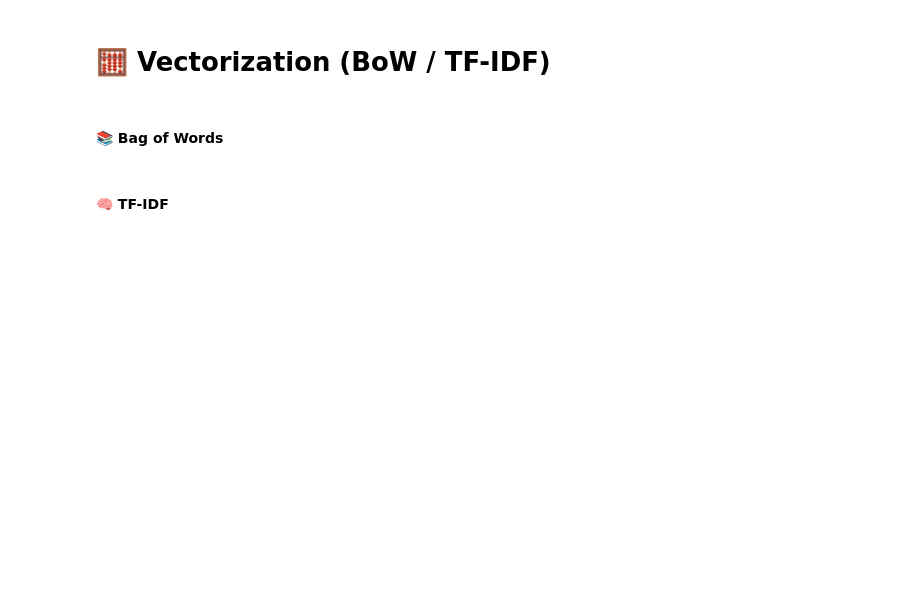
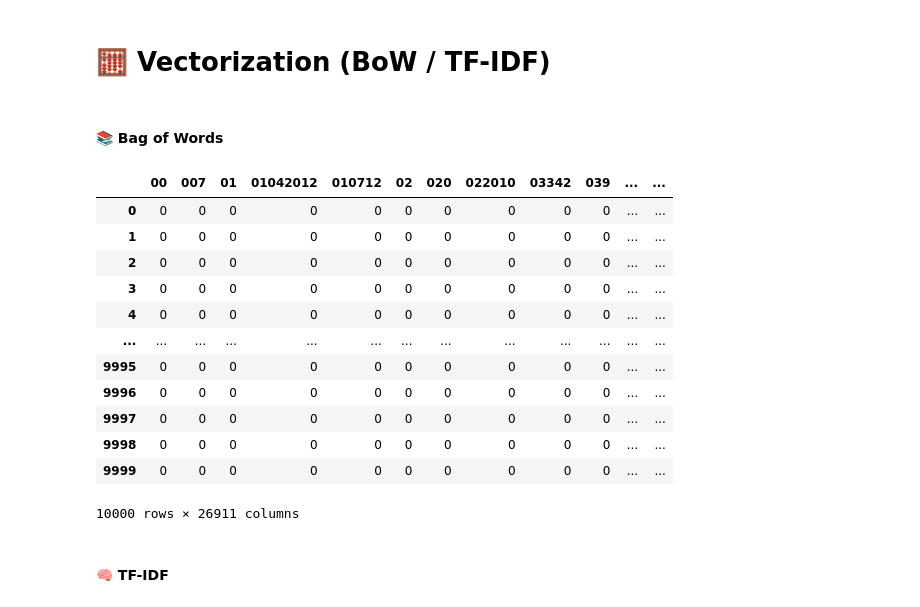
Before and after one commit to ashrithssreddy/ml-toolkit, a Jupyter notebook: NLP/use_cases/91_Sentiment_Analysis.ipynb, the cells around one changed output. Cells and saved outputs as stored; diff of their text form; code cells hidden in the pictures; blank space fills up the shorter version.

```diff
--- a/NLP/use_cases/91_Sentiment_Analysis.ipynb
+++ b/NLP/use_cases/91_Sentiment_Analysis.ipynb
@@ -43,0 +197,10 @@ ___
+# %%
+# Load NLTK stopwords
+nltk.download('stopwords')
+stop_words = set(stopwords.words('english'))
+
+# Remove stopwords from cleaned text
+df['text'] = df['text'].apply(
+    lambda x: ' '.join([word for word in x.split() if word not in stop_words])
+)
+df.head()
@@ -43,0 +220,10 @@ ___
+# %%
+# Example: Custom stopwords for Amazon reviews
+# custom_stopwords = set(["app", "product", "amazon", "device", "really", "very"])
+custom_stopwords = set()
+
+# Remove custom stopwords
+df['text'] = df['text'].apply(
+    lambda x: ' '.join([word for word in x.split() if word not in custom_stopwords])
+)
+df.head()
@@ -43,0 +240,8 @@ ___
+# %%
+stemmer = PorterStemmer()
+
+# Apply stemming
+df['text'] = df['text'].apply(
+    lambda x: ' '.join([stemmer.stem(word) for word in x.split()])
+)
+df.head()
@@ -43,0 +258,11 @@ ___
+# %%
+nltk.download('wordnet')
+nltk.download('omw-1.4')
+
+lemmatizer = WordNetLemmatizer()
+
+# Apply lemmatization
+df['text'] = df['text'].apply(
+    lambda x: ' '.join([lemmatizer.lemmatize(word) for word in x.split()])
+)
+df.head()
@@ -65,6 +412,25 @@ ___
 # %% [markdown]
 <a id="bow"></a>
 #### 📚 Bag of Words
+# %%
+vectorizer = CountVectorizer()
+X_bow = vectorizer.fit_transform(df['text'])
+features_bow = np.array(vectorizer.get_feature_names_out())
+pd.DataFrame(X_bow.toarray(), columns=vectorizer.get_feature_names_out())
+# %% [output]
+|  | 00 | 007 | 01 | 01042012 | 010712 | 02 | 020 | 022010 | 03342 | 039 | ... | ... |
+| 0 | 0 | 0 | 0 | 0 | 0 | 0 | 0 | 0 | 0 | 0 | ... | ... |
+| 1 | 0 | 0 | 0 | 0 | 0 | 0 | 0 | 0 | 0 | 0 | ... | ... |
+| 2 | 0 | 0 | 0 | 0 | 0 | 0 | 0 | 0 | 0 | 0 | ... | ... |
+| 3 | 0 | 0 | 0 | 0 | 0 | 0 | 0 | 0 | 0 | 0 | ... | ... |
+| 4 | 0 | 0 | 0 | 0 | 0 | 0 | 0 | 0 | 0 | 0 | ... | ... |
+| ... | ... | ... | ... | ... | ... | ... | ... | ... | ... | ... | ... | ... |
+| 9995 | 0 | 0 | 0 | 0 | 0 | 0 | 0 | 0 | 0 | 0 | ... | ... |
+| 9996 | 0 | 0 | 0 | 0 | 0 | 0 | 0 | 0 | 0 | 0 | ... | ... |
+| 9997 | 0 | 0 | 0 | 0 | 0 | 0 | 0 | 0 | 0 | 0 | ... | ... |
+| 9998 | 0 | 0 | 0 | 0 | 0 | 0 | 0 | 0 | 0 | 0 | ... | ... |
+| 9999 | 0 | 0 | 0 | 0 | 0 | 0 | 0 | 0 | 0 | 0 | ... | ... |
+10000 rows × 26911 columns
 # %% [markdown]
 <a id="tfidf"></a>
 #### 🧠 TF-IDF
```
Also changed, not shown: parts of 45 cells of this notebook.
